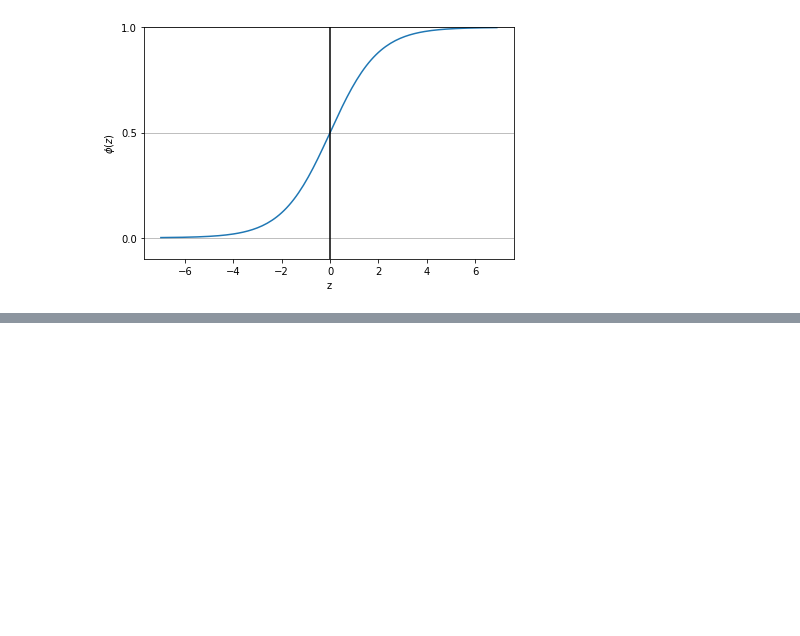
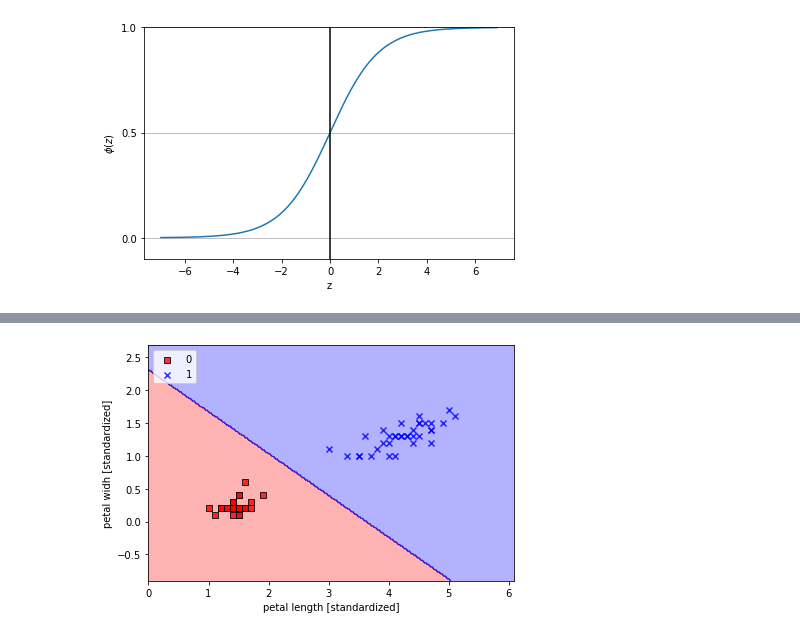
Before and after one commit to ktn0/til, a Jupyter notebook: PythonMachineLearning/chapter3.ipynb, the cells around one changed output, grey strips where cells are left out. Drawn from its saved outputs; the diff is of its cells as text; code cells hidden in the pictures; blank space fills up the shorter version.

```diff
--- a/PythonMachineLearning/chapter3.ipynb
+++ b/PythonMachineLearning/chapter3.ipynb
@@ -184,0 +248,22 @@ plt.show()
+# %%
+# data of classes (0 or 1)
+X_train_01_subset = X_train[(y_train == 0) | (y_train == 1)]
+y_train_01_subset = y_train[(y_train == 0) | (y_train == 1)]
+
+# make an instance of logistic regression
+lrgd = LogRegGD(eta=0.05, n_iter=1000, random_state=1)
+# fit the model for the training data
+lrgd.fit(X_train_01_subset, y_train_01_subset)
+# plot decsision boundary
+plot_decision_regions(X=X_train_01_subset,y=y_train_01_subset, classifier=lrgd)
+
+# set labels
+plt.xlabel('petal length [standardized]')
+plt.ylabel('petal widh [standardized]')
+# set legend
+plt.legend(loc='upper left')
+# plot graph
+plt.tight_layout()
+plt.show()
+# %% [output]
+[figure, added]
```
Also changed, not shown: parts of 4 cells of this notebook.
